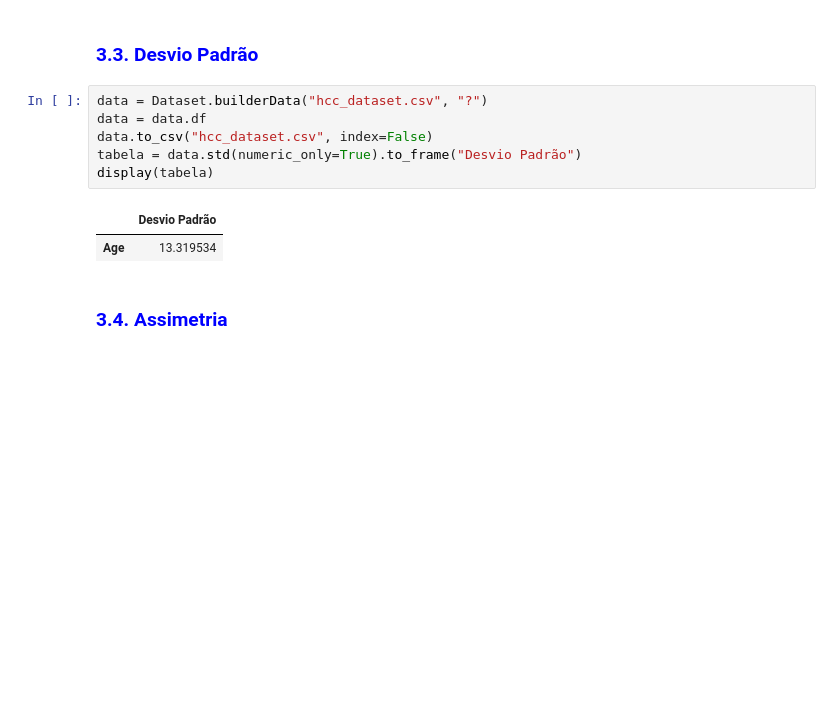
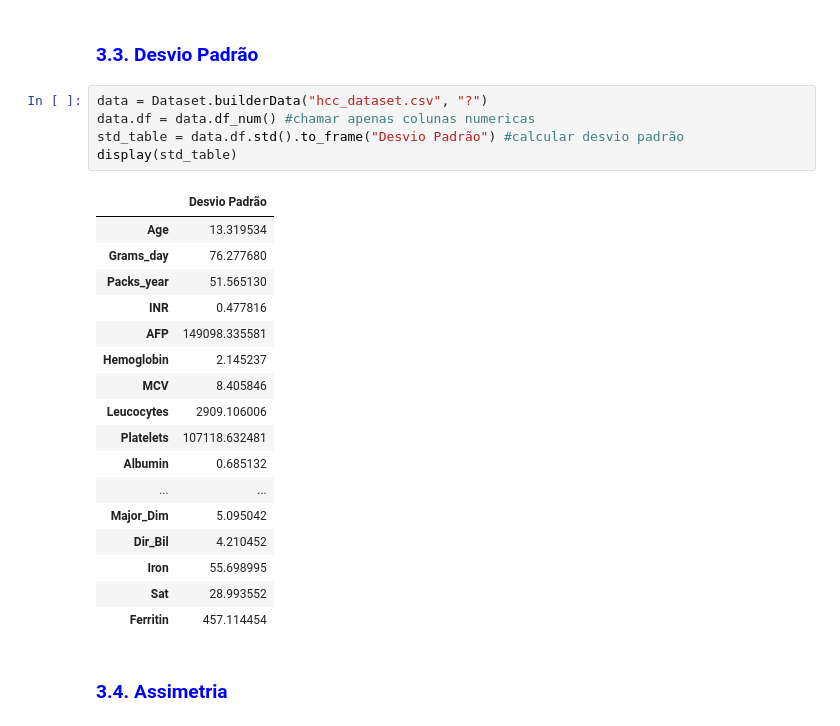
Before and after one commit to Bugss05/IACD_Predicting_Hepatocellular_Carcinoma_through_SML, a Jupyter notebook: polirTabela.ipynb, the cells around one changed output. Saved outputs shown, nothing was run; the diff lists cells and outputs as text; blank space fills up the shorter version.

```diff
--- a/polirTabela.ipynb
+++ b/polirTabela.ipynb
@@ -371,13 +388,27 @@ display(tabela)
 ### <font color = blue> 3.3. Desvio Padrão <a class="anchor" id="desvio"></a>
 # %%
 data = Dataset.builderData("hcc_dataset.csv", "?")
-data = data.df
-data.to_csv("hcc_dataset.csv", index=False)
-tabela = data.std(numeric_only=True).to_frame("Desvio Padrão")
-display(tabela)
+data.df = data.df_num() #chamar apenas colunas numericas
+std_table = data.df.std().to_frame("Desvio Padrão") #calcular desvio padrão
+display(std_table)
 # %% [output]
 |  | Desvio Padrão |
 | Age | 13.319534 |
+| Grams_day | 76.277680 |
+| Packs_year | 51.565130 |
+| INR | 0.477816 |
+| AFP | 149098.335581 |
+| Hemoglobin | 2.145237 |
+| MCV | 8.405846 |
+| Leucocytes | 2909.106006 |
+| Platelets | 107118.632481 |
+| Albumin | 0.685132 |
+| ... | ... |
+| Major_Dim | 5.095042 |
+| Dir_Bil | 4.210452 |
+| Iron | 55.698995 |
+| Sat | 28.993552 |
+| Ferritin | 457.114454 |
 # %% [markdown]
 ### <font color = blue> 3.4. Assimetria <a class="anchor" id="assimetria"></a>
 # %%
```
Also changed, not shown: parts of 17 cells of this notebook, 1 other file.
